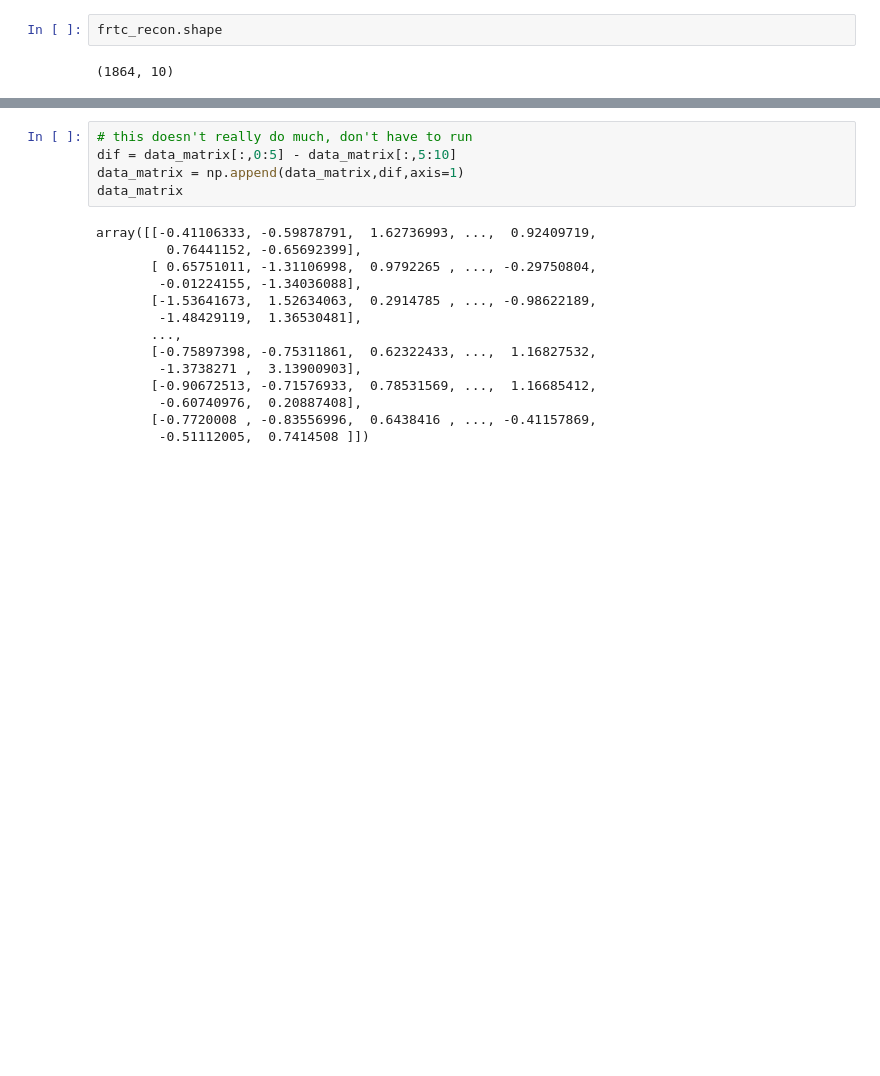
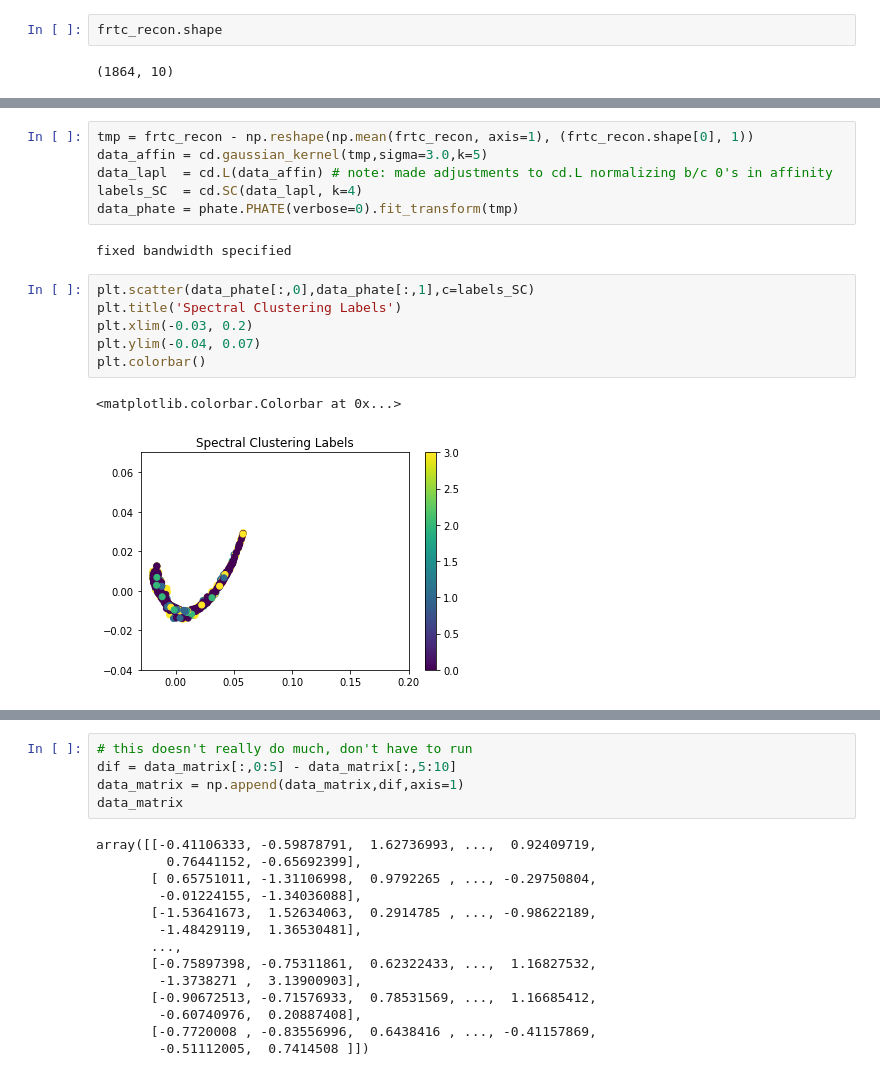
Before and after one commit to anniegao2007/neuron-clustering, a Jupyter notebook: code.ipynb, the cells around one changed output, grey strips where cells are left out. Cells and saved outputs as stored; diff of their text form; blank space fills up the shorter version.

```diff
--- a/code.ipynb
+++ b/code.ipynb
@@ -215,0 +225,17 @@ visualize_by_label(frtc_recon, predictions, [-0.03,0.04,-0.02,0.04])
+# %%
+tmp = frtc_recon - np.reshape(np.mean(frtc_recon, axis=1), (frtc_recon.shape[0], 1))
+data_affin = cd.gaussian_kernel(tmp,sigma=3.0,k=5)
+data_lapl  = cd.L(data_affin) # note: made adjustments to cd.L normalizing b/c 0's in affinity
+labels_SC  = cd.SC(data_lapl, k=4)
+data_phate = phate.PHATE(verbose=0).fit_transform(tmp)
+# %% [output]
+fixed bandwidth specified
+# %%
+plt.scatter(data_phate[:,0],data_phate[:,1],c=labels_SC)
+plt.title('Spectral Clustering Labels')
+plt.xlim(-0.03, 0.2)
+plt.ylim(-0.04, 0.07)
+plt.colorbar()
+# %% [output]
+<matplotlib.colorbar.Colorbar at 0x...>
+[figure, added]
```
Also changed, not shown: parts of 9 cells of this notebook.
